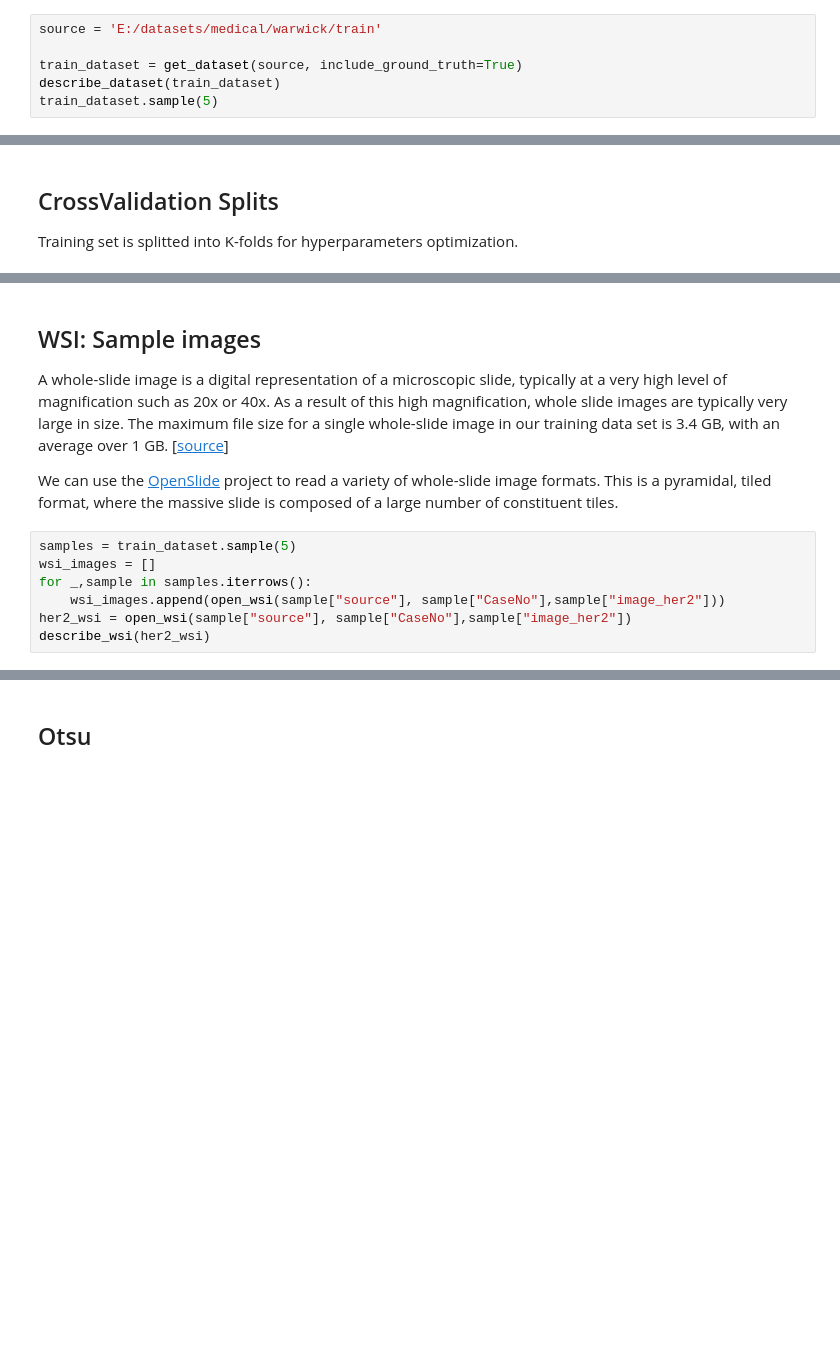
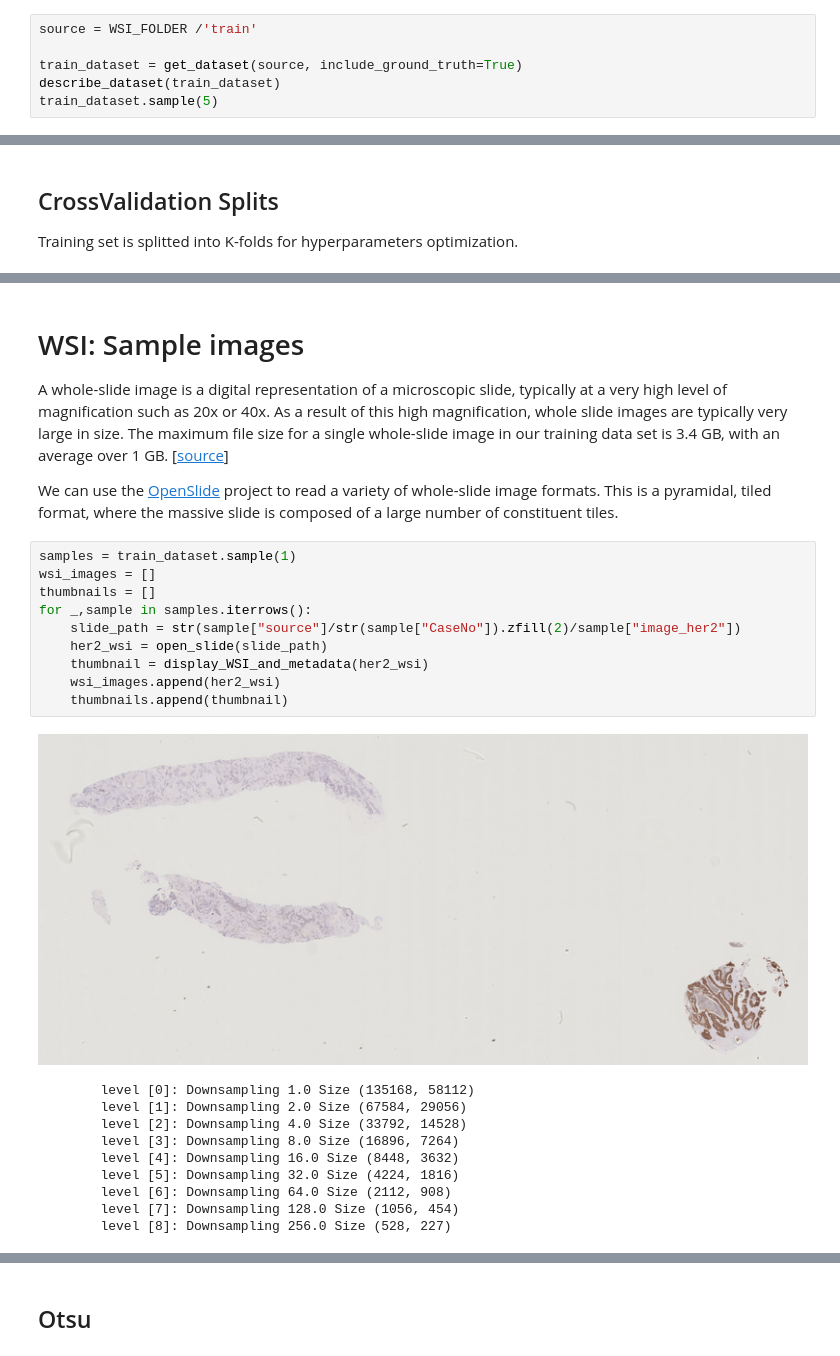
Before and after one commit to sborquez/her2bdl, a Jupyter notebook: notebooks/Exploratory Data Analysis.ipynb, the cells around one changed output, grey strips where cells are left out. Drawn from its saved outputs; the diff is of its cells as text; blank space fills up the shorter version.

```diff
--- a/notebooks/Exploratory Data Analysis.ipynb
+++ b/notebooks/Exploratory Data Analysis.ipynb
@@ -69,7 +72,7 @@ The training dataset consists of 52 WSIs with equally distributed cases for all
 
 The ground truth data for WSIs is provided in a spreadsheet containing the case number, HER2 score and percentage cells with complete membrane staining irrespective of intensity respectively.
 # %%
-source = 'E:/datasets/medical/warwick/train'
+source = WSI_FOLDER /'train'
 
 train_dataset = get_dataset(source, include_ground_truth=True)
 describe_dataset(train_dataset)
@@ -117,13 +160,27 @@ display_class_distribution(val_2, target=TARGET, target_labels=TARGET_LABELS, da
 # %% [markdown]
-## WSI: Sample images
+# WSI: Sample images
 
 A whole-slide image is a digital representation of a microscopic slide, typically at a very high level of magnification such as 20x or 40x. As a result of this high magnification, whole slide images are typically very large in size. The maximum file size for a single whole-slide image in our training data set is 3.4 GB, with an average over 1 GB. [[source](https://developer.ibm.com/articles/an-automatic-method-to-identify-tissues-from-big-whole-slide-images-pt1/)]
 
 We can use the [OpenSlide](https://openslide.org/api/python) project to read a variety of whole-slide image formats. This is a pyramidal, tiled format, where the massive slide is composed of a large number of constituent tiles.
 # %%
-samples = train_dataset.sample(5)
+samples = train_dataset.sample(1)
 wsi_images = []
+thumbnails = []
 for _,sample in samples.iterrows():
-    wsi_images.append(open_wsi(sample["source"], sample["CaseNo"],sample["image_her2"]))
-her2_wsi = open_wsi(sample["source"], sample["CaseNo"],sample["image_her2"])
-describe_wsi(her2_wsi)
+    slide_path = str(sample["source"]/str(sample["CaseNo"]).zfill(2)/sample["image_her2"])
+    her2_wsi = open_slide(slide_path)
+    thumbnail = display_WSI_and_metadata(her2_wsi)
+    wsi_images.append(her2_wsi)
+    thumbnails.append(thumbnail)
+# %% [output]
+[figure, added]
+        level [0]: Downsampling 1.0 Size (135168, 58112)
+        level [1]: Downsampling 2.0 Size (67584, 29056)
+        level [2]: Downsampling 4.0 Size (33792, 14528)
+        level [3]: Downsampling 8.0 Size (16896, 7264)
+        level [4]: Downsampling 16.0 Size (8448, 3632)
+        level [5]: Downsampling 32.0 Size (4224, 1816)
+        level [6]: Downsampling 64.0 Size (2112, 908)
+        level [7]: Downsampling 128.0 Size (1056, 454)
+        level [8]: Downsampling 256.0 Size (528, 227)
```
Also changed, not shown: parts of 35 cells of this notebook, 2 other files.
